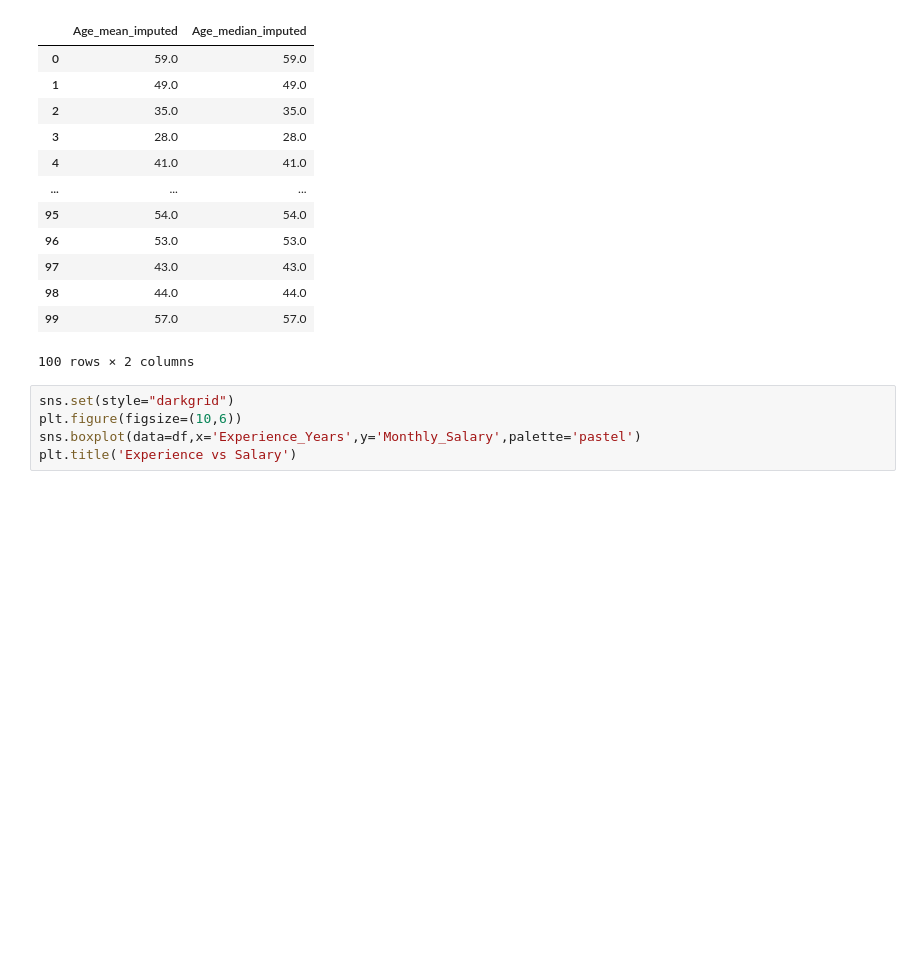
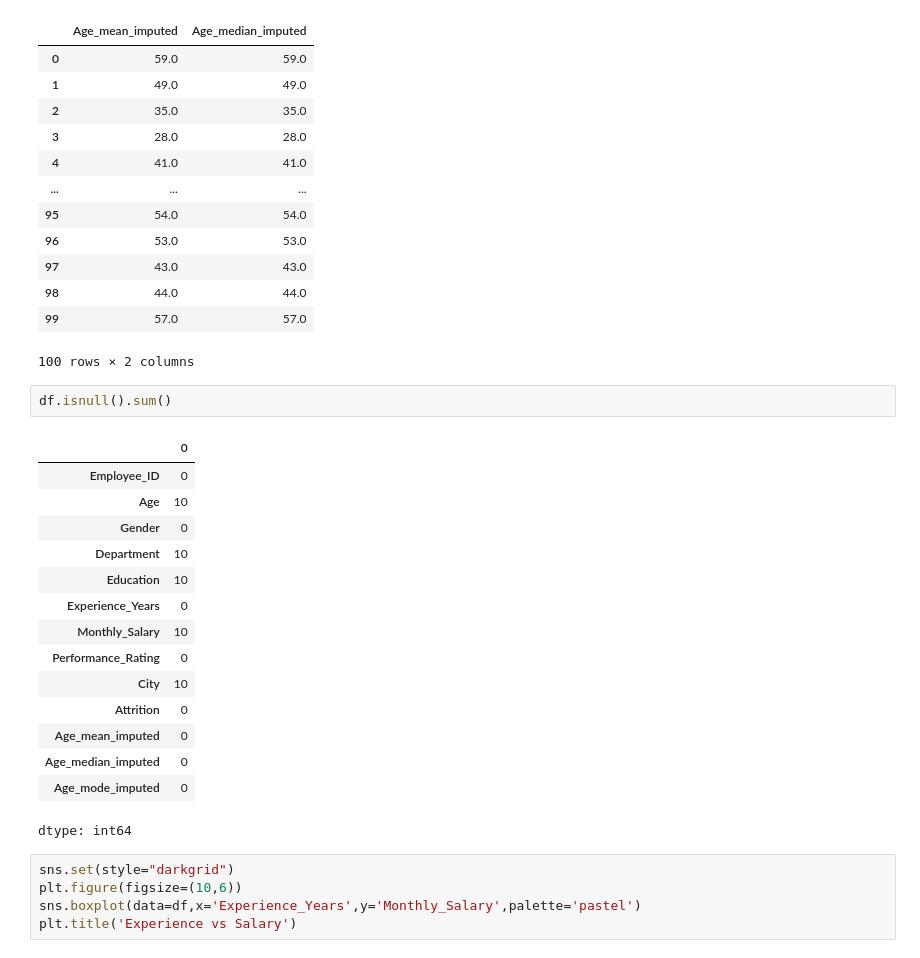
Before and after one commit to sebi-varkey/AL-ML-intership, a Jupyter notebook: Preprocessing.ipynb, the cells around one changed output. Cells and saved outputs as stored; diff of their text form; blank space fills up the shorter version.

```diff
--- a/Preprocessing.ipynb
+++ b/Preprocessing.ipynb
@@ -38,6 +38,24 @@ df[['Age_mean_imputed','Age_median_imputed']]
 | 98 | 44.0 | 44.0 |
 | 99 | 57.0 | 57.0 |
 100 rows × 2 columns
+# %%
+df.isnull().sum()
+# %% [output]
+|  | 0 |
+| Employee_ID | 0 |
+| Age | 10 |
+| Gender | 0 |
+| Department | 10 |
+| Education | 10 |
+| Experience_Years | 0 |
+| Monthly_Salary | 10 |
+| Performance_Rating | 0 |
+| City | 10 |
+| Attrition | 0 |
+| Age_mean_imputed | 0 |
+| Age_median_imputed | 0 |
+| Age_mode_imputed | 0 |
+dtype: int64
 # %%
 sns.set(style="darkgrid")
 plt.figure(figsize=(10,6))
```
Also changed, not shown: parts of 3 cells of this notebook.
